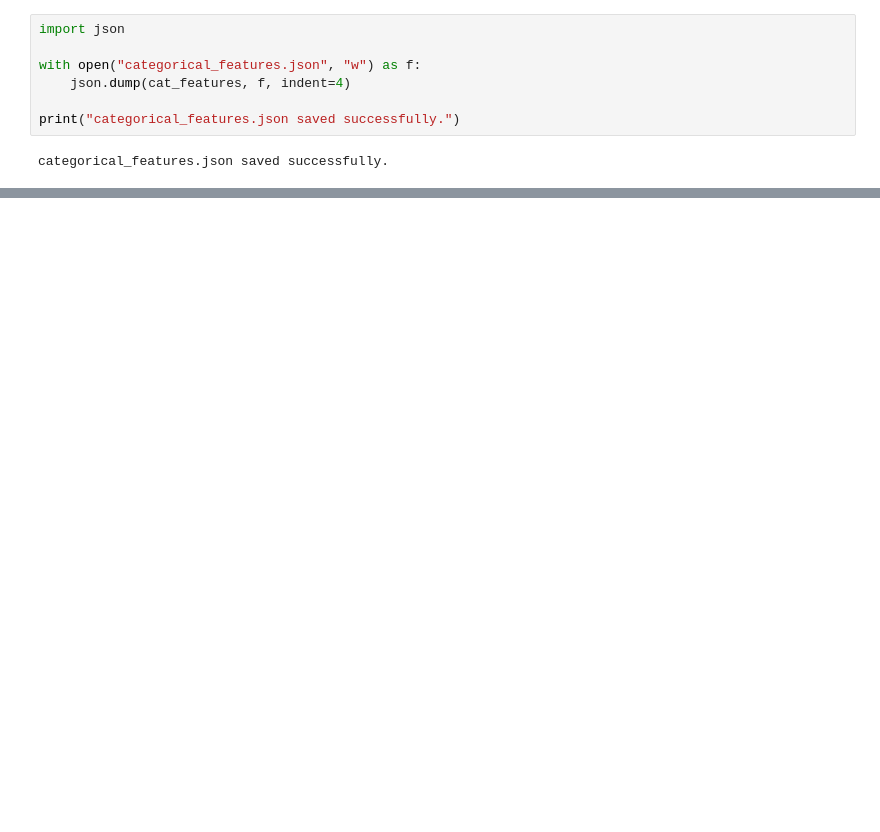
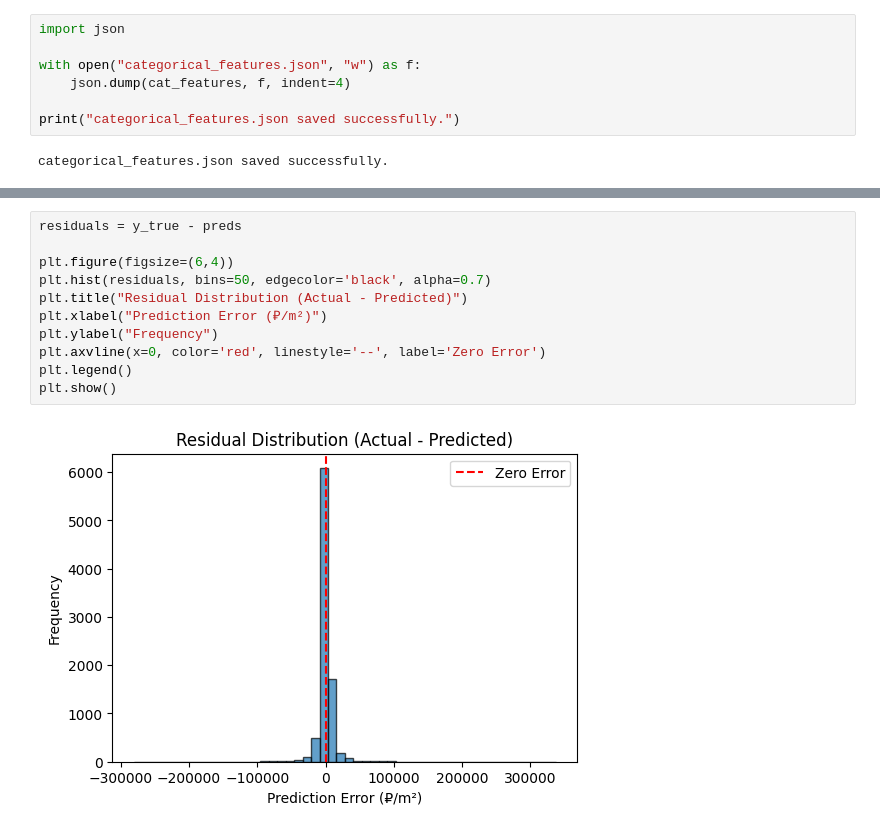
Before and after one commit to Dheerajvarma1/Predicting-Apartment-Prices-from-Layout-Characteristics, a Jupyter notebook: notebook/app.ipynb, the cells around one changed output, grey strips where cells are left out. Drawn from its saved outputs; the diff is of its cells as text; blank space fills up the shorter version.

```diff
--- a/notebook/app.ipynb
+++ b/notebook/app.ipynb
@@ -453,0 +721,13 @@ categorical_features.json saved successfully.
+# %%
+residuals = y_true - preds
+
+plt.figure(figsize=(6,4))
+plt.hist(residuals, bins=50, edgecolor='black', alpha=0.7)
+plt.title("Residual Distribution (Actual - Predicted)")
+plt.xlabel("Prediction Error (₽/m²)")
+plt.ylabel("Frequency")
+plt.axvline(x=0, color='red', linestyle='--', label='Zero Error')
+plt.legend()
+plt.show()
+# %% [output]
+[figure, added]
```
Also changed, not shown: parts of 64 cells of this notebook, 10 other files.
